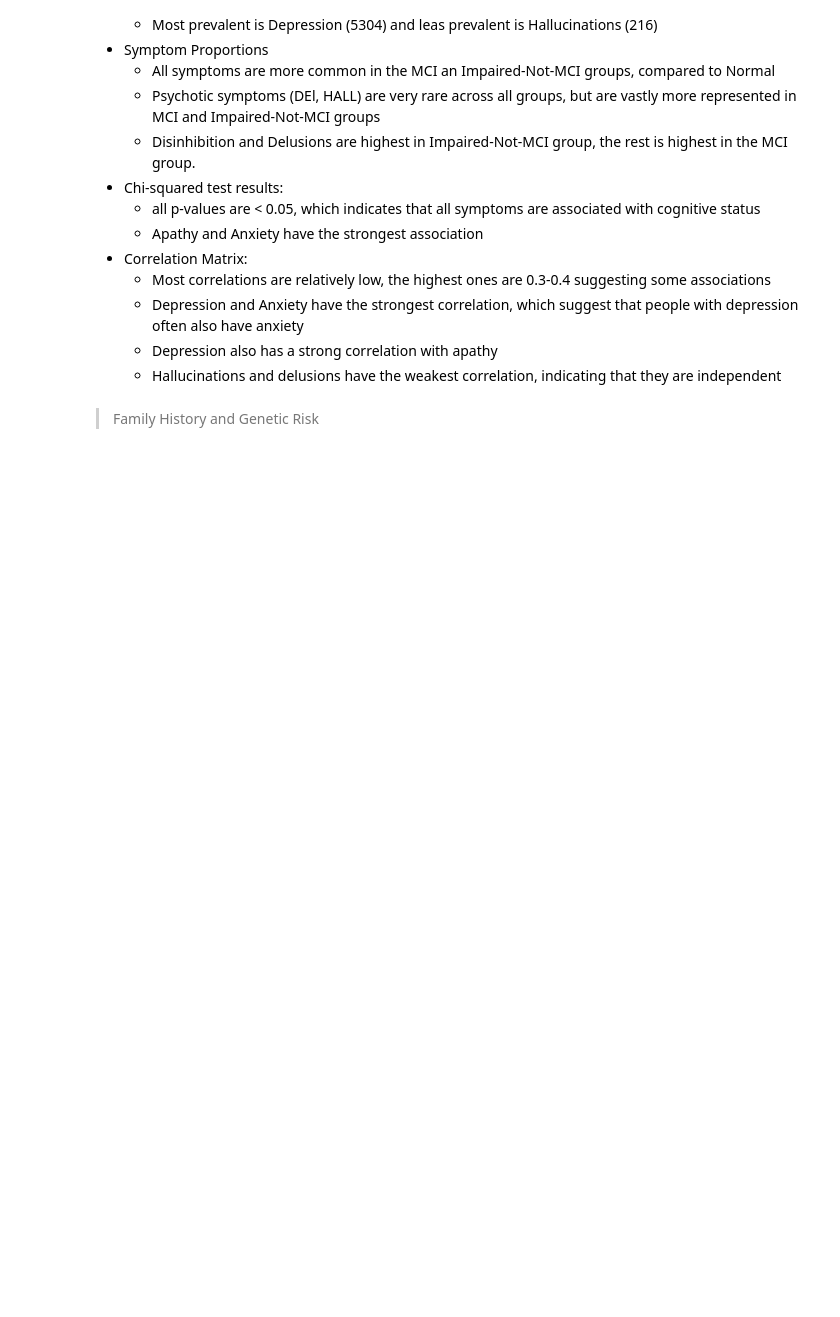
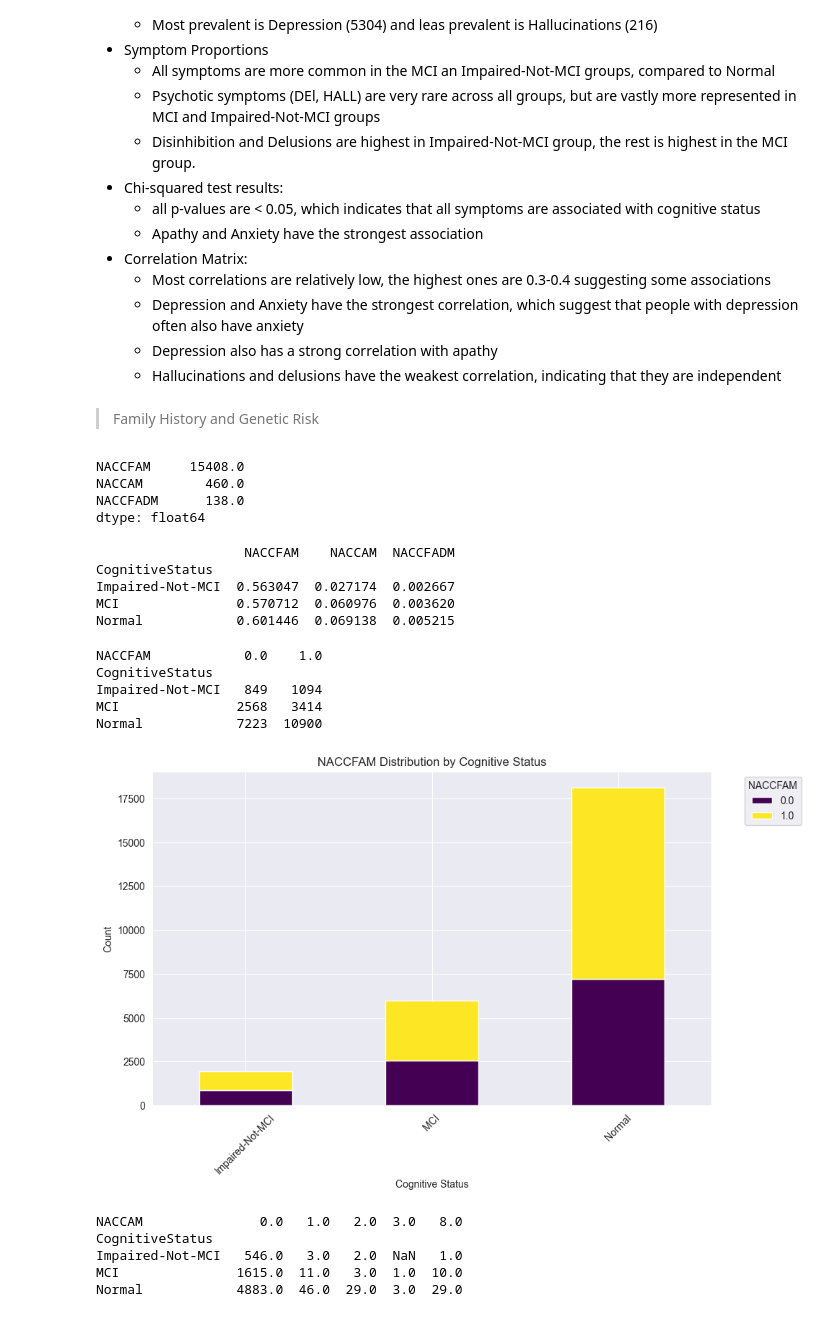
Before and after one commit to xpartla/Bakalarka, a Jupyter notebook: EDA.ipynb, the cells around one changed output. Drawn from its saved outputs; the diff is of its cells as text; code cells hidden in the pictures; blank space fills up the shorter version.

```diff
--- a/EDA.ipynb
+++ b/EDA.ipynb
@@ -26,0 +39,13 @@ As can be seen, the dataset contains 969 columns
+# %%
+max_vals = df.select_dtypes(include='number').max()
+print(max_vals)
+max_9 = max_vals[max_vals == 9].index.tolist()
+print("max 9: \n")
+print(max_9)
+for col in max_9:
+    df.loc[df[col] == 9, col] = np.nan
+
+max_vals = df.select_dtypes(include='number').max()
+max_8 = max_vals[max_vals == 8].index.tolist()
+print("max 8: \n")
+print(max_8)
@@ -26,0 +80,8 @@ As can be seen, the dataset contains 969 columns
+# %%
+missing_subset = {'ALCFREQ', 'HATTMULT', 'STROKMUL', 'TIAMULT', 'ARTHTYPE', 'ARTHUPEX', 'ARTHLOEX', 'ARTHSPIN', 'ARTHUNK', 'CVDCOG', 'STROKCOG', 'CVDIMAG', 'CVDIMAG1', 'CVDIMAG2', 'CVDIMAG3', 'CVDIMAG4', 'PDNORMAL', 'SPEECH', 'FACEXP', 'TRESTRHD', 'TRESTLHD', 'TRESTRFT', 'TRESTLFT', 'TRACTRHD', 'TRACTLHD', 'RIGDNECK', 'RIGDUPRT', 'RIGDUPLF', 'RIGDLORT', 'RIGDLOLF', 'TAPSRT', 'TAPSLF', 'HANDMOVR', 'HANDMOVL', 'HANDALTR', 'HANDALTL', 'LEGRT', 'LEGLF', 'ARISING', 'POSTURE', 'GAIT', 'POSSTAB', 'BRADYKIN', 'RESTTRL', 'RESTTRR', 'SLOWINGL', 'SLOWINGR', 'RIGIDL', 'RIGIDR', 'BRADY', 'POSTINST', 'CORTDEF', 'SIVDFIND', 'CVDMOTL', 'CVDMOTR', 'CORTVISL', 'CORTVISR', 'SOMATL', 'SOMATR', 'EYEPSP', 'DYSPSP', 'AXIALPSP', 'GAITPSP', 'APRAXSP', 'APRAXL', 'APRAXR', 'CORTSENL', 'CORTSENR', 'ATAXL', 'ATAXR', 'ALIENLML', 'ALIENLMR', 'DYSTONL', 'DYSTONR', 'MYOCLLT', 'MYOCLRT', 'MOMOPARK', 'MOMOALS', 'AMNDEM', 'PCA', 'NAMNDEM', 'AMYLPET', 'AMYLCSF', 'FDGAD', 'HIPPATR', 'TAUPETAD', 'CSFTAU', 'FDGFTLD', 'TPETFTLD', 'MRFTLD', 'DATSCAN', 'IMAGLINF', 'IMAGLAC', 'IMAGMACH', 'IMAGMICH', 'IMAGMWMH', 'IMAGEWMH', 'CANCER', 'MYOINF', 'CONGHRT', 'AFIBRILL', 'HYPERT', 'ANGINA', 'HYPCHOL', 'VB12DEF', 'THYDIS', 'ARTH', 'ARTYPE', 'ARTUPEX', 'ARTLOEX', 'ARTSPIN', 'ARTUNKN', 'URINEINC', 'BOWLINC', 'SLEEPAP', 'REMDIS', 'HYPOSOM', 'SLEEPOTH', 'ANGIOCP', 'ANGIOPCI', 'PACEMAKE', 'HVALVE', 'ANTIENC'}
+cols_to_change = list(missing_subset.intersection(max_8))
+df[cols_to_change] = df[cols_to_change].replace(8, np.nan)
+max_vals = df.select_dtypes(include='number').max()
+max_8 = max_vals[max_vals == 8].index.tolist()
+print("max 8: \n")
+print(max_8)
@@ -322,3 +400,48 @@ invalid_values = [9,-4]
 for col in ['NACCFAM', 'NACCAM', 'NACCFADM']:
     df[col] = pd.to_numeric(df[col], errors='coerce')
     df[col] = df[col].replace(invalid_values, pd.NA)
+# %%
+counts = df[['NACCFAM', 'NACCAM', 'NACCFADM']].sum()
+print(counts)
+# %% [output]
+NACCFAM     15408.0
+NACCAM        460.0
+NACCFADM      138.0
+dtype: float64
+# %%
+proportions = grouped[['NACCFAM','NACCAM', 'NACCFADM']].mean()
+print(proportions)
+# %% [output]
+                   NACCFAM    NACCAM  NACCFADM
+CognitiveStatus
+Impaired-Not-MCI  0.563047  0.027174  0.002667
+MCI               0.570712  0.060976  0.003620
+Normal            0.601446  0.069138  0.005215
+# %%
+naccfam_distribution = df.groupby('CognitiveStatus')['NACCFAM'].value_counts().unstack()
+print(naccfam_distribution)
+# %% [output]
+NACCFAM            0.0    1.0
+CognitiveStatus
+Impaired-Not-MCI   849   1094
+MCI               2568   3414
+Normal            7223  10900
+# %%
+naccfam_distribution.plot(kind='bar', stacked=True, figsize=(10, 6), colormap='viridis')
+plt.xlabel("Cognitive Status")
+plt.ylabel("Count")
+plt.title("NACCFAM Distribution by Cognitive Status")
+plt.legend(title="NACCFAM", bbox_to_anchor=(1.05, 1), loc='upper left')
+plt.xticks(rotation=45)
+plt.show()
+# %% [output]
+[figure, added]
+# %%
+naccam_distribution = df.groupby('CognitiveStatus')['NACCAM'].value_counts().unstack()
+print(naccam_distribution)
+# %% [output]
+NACCAM               0.0   1.0   2.0  3.0   8.0
+CognitiveStatus
+Impaired-Not-MCI   546.0   3.0   2.0  NaN   1.0
+MCI               1615.0  11.0   3.0  1.0  10.0
+Normal            4883.0  46.0  29.0  3.0  29.0
```
Also changed, not shown: parts of 46 cells of this notebook.
